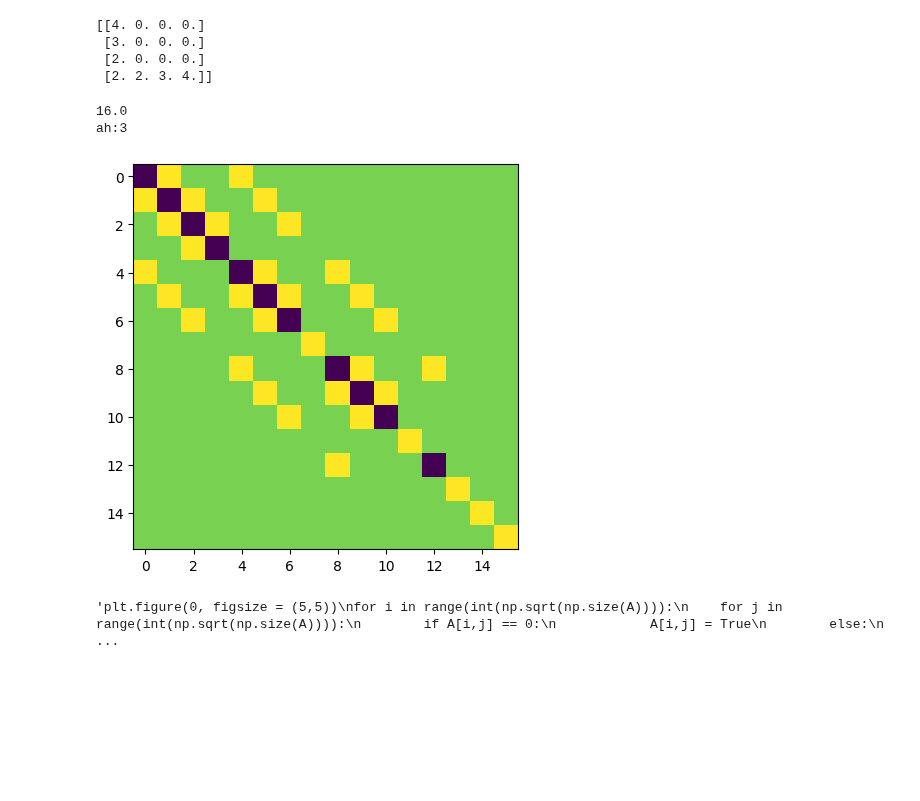
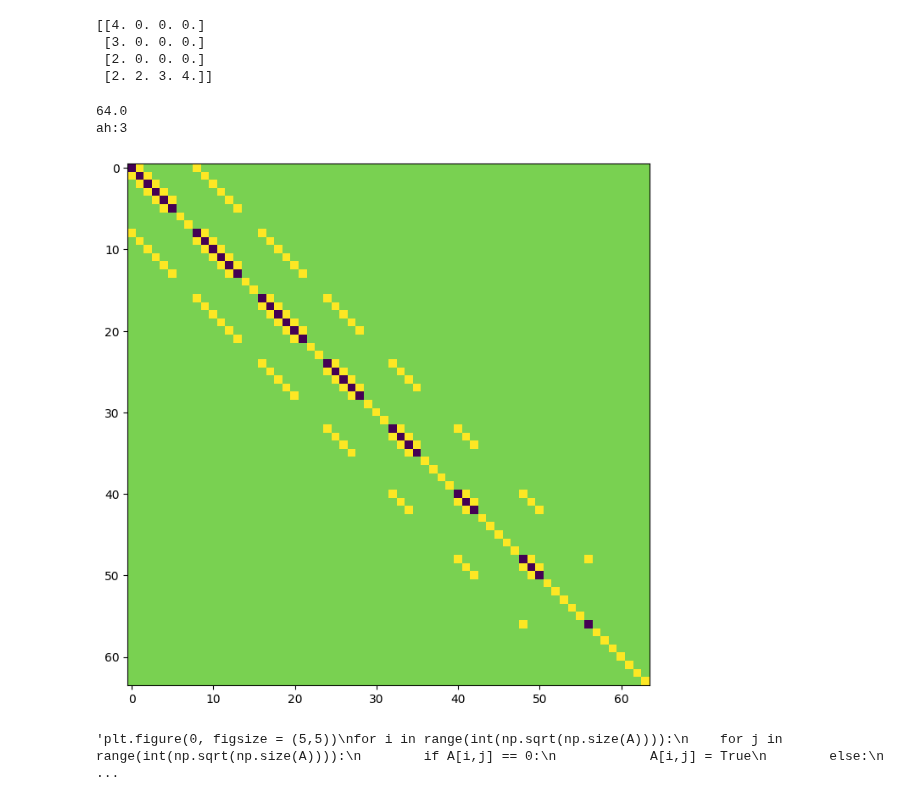
Before and after one commit to aledha/TMA4212-NumDiffDiff, a Jupyter notebook: Project 1/OleScribbles copy.ipynb, the cells around one changed output. Saved outputs shown, nothing was run; the diff lists cells and outputs as text; code cells hidden in the pictures; blank space fills up the shorter version.

```diff
--- a/Project 1/OleScribbles copy.ipynb
+++ b/Project 1/OleScribbles copy.ipynb
@@ -128,38 +131,38 @@ def triblock_mod(C, B, M, domain_vec):
     if np.size(A) != len(domain_vec)**4:
         print("np.size(A) != len(domain_vec)**4")
         print(np.size(A))
         print(len(domain_vec)**4)
     for i in range(len(domain_vec)):
         A[(i*(len(domain_vec))+domain_vec[i]):(i+1)*(len(domain_vec)), :] = 0
     print(np.sqrt(np.size(A)))
     for i in range(len(domain_vec)**2):
         if A[i,i] == 0:
             A[i,i] = 1
     for i in range(len(domain_vec)**2):
         if A[i,i] != 1:
             if A[i+1,i+1] == 1:
                 A[i,i+1] = 0
             if i < len(domain_vec)**2 - len(domain_vec):
                 if A[i+len(domain_vec),i+len(domain_vec)] == 1:
                     A[i, i+len(domain_vec)] = 0
 
     return A
 
 # Testing
-M = 5
+M = 9
 C = ndiag([1,-4,1], [-1,0,1], (M-1))
 B = 1 * np.eye(M-1)
 
-A = triblock_mod(C, B, M, [4,3,3,1])
+A = triblock_mod(C, B, M, [6,6,6,5,4,3,3,1])
 
 print("ah:"+str(len([3,2,1])))
-plt.figure(0, figsize = (5,5))
+plt.figure(0, figsize = (8,8))
 plt.imshow(A)
 plt.show()
 # %% [output]
-16.0
+64.0
 ah:3
-[figure, old version]
+[figure, new version]
 # %%
 def equation_fixer(A, g2, domain_vec, M, b_function, fvec):
     h = 1/(M)
```
Also changed, not shown: parts of 5 cells of this notebook.
